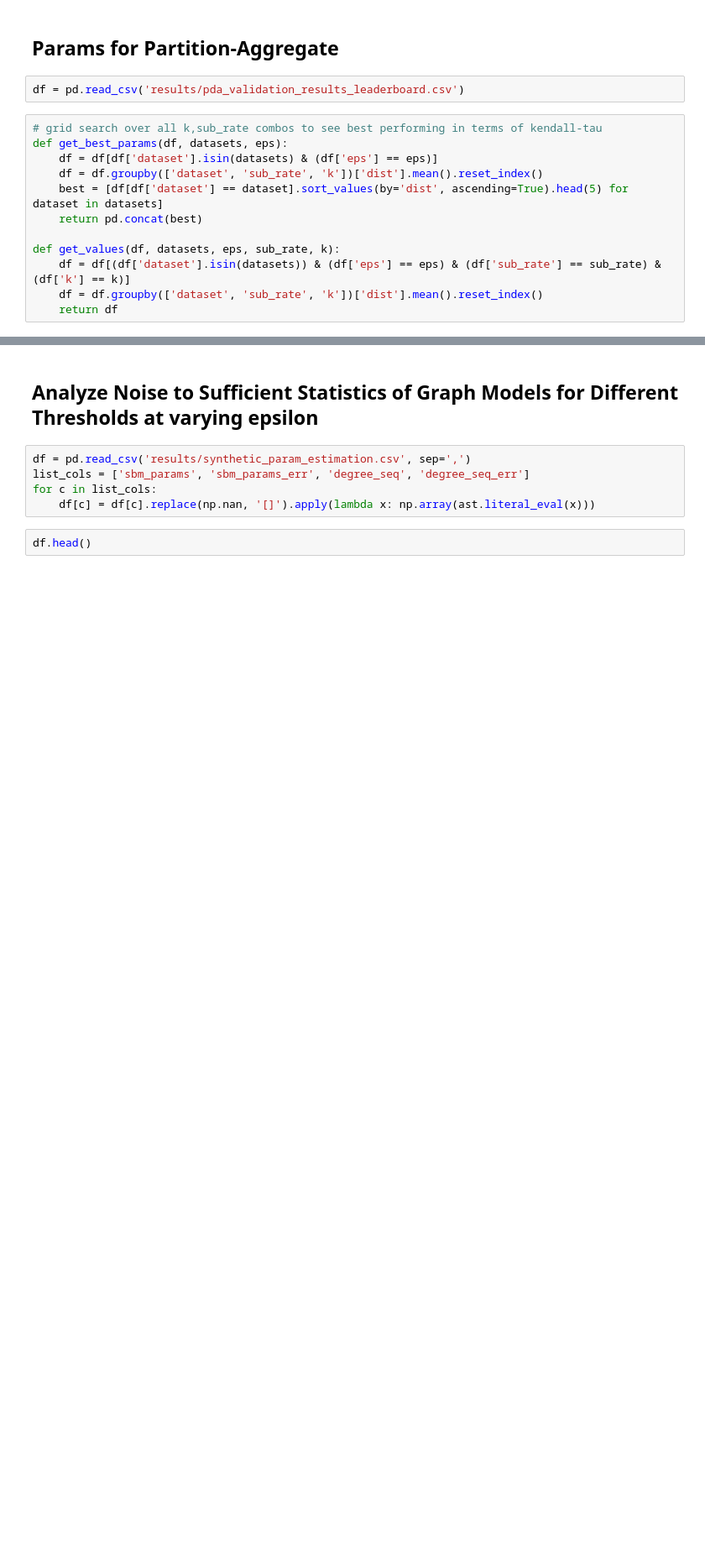
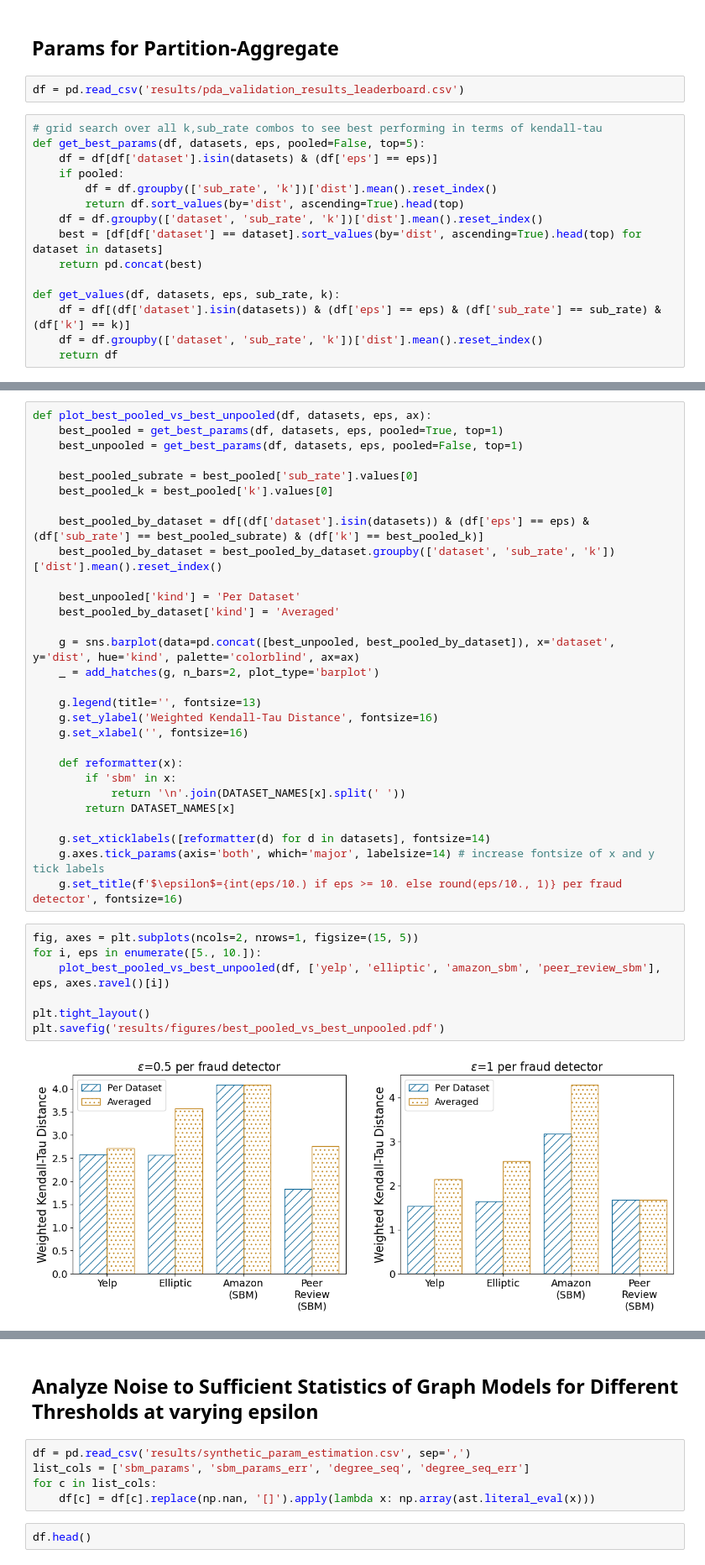
Before and after one commit to akgoldberg/private_fraud_benchmarking, a Jupyter notebook: visualizations.ipynb, the cells around one changed output, grey strips where cells are left out. Shown at 84% size. Saved outputs shown, nothing was run; the diff lists cells and outputs as text; blank space fills up the shorter version.

```diff
--- a/visualizations.ipynb
+++ b/visualizations.ipynb
@@ -176,10 +177,13 @@ plot_k_vs_kendalltau(df, SUB_RATE, DATASETS, EPS, random_baselines)
 df = pd.read_csv('results/pda_validation_results_leaderboard.csv')
 # %%
 # grid search over all k,sub_rate combos to see best performing in terms of kendall-tau
-def get_best_params(df, datasets, eps):
+def get_best_params(df, datasets, eps, pooled=False, top=5):
     df = df[df['dataset'].isin(datasets) & (df['eps'] == eps)]
+    if pooled:
+        df = df.groupby(['sub_rate', 'k'])['dist'].mean().reset_index()
+        return df.sort_values(by='dist', ascending=True).head(top)
     df = df.groupby(['dataset', 'sub_rate', 'k'])['dist'].mean().reset_index()
-    best = [df[df['dataset'] == dataset].sort_values(by='dist', ascending=True).head(5) for dataset in datasets]
+    best = [df[df['dataset'] == dataset].sort_values(by='dist', ascending=True).head(top) for dataset in datasets]
     return pd.concat(best)
 
 def get_values(df, datasets, eps, sub_rate, k):
@@ -228,0 +193,38 @@ get_best_params(df, ['yelp', 'elliptic', 'amazon_sbm', 'peer_review_sbm'], 10.)
+# %%
+def plot_best_pooled_vs_best_unpooled(df, datasets, eps, ax):
+    best_pooled = get_best_params(df, datasets, eps, pooled=True, top=1)
+    best_unpooled = get_best_params(df, datasets, eps, pooled=False, top=1)
+
+    best_pooled_subrate = best_pooled['sub_rate'].values[0]
+    best_pooled_k = best_pooled['k'].values[0]
+
+    best_pooled_by_dataset = df[(df['dataset'].isin(datasets)) & (df['eps'] == eps) & (df['sub_rate'] == best_pooled_subrate) & (df['k'] == best_pooled_k)]
+    best_pooled_by_dataset = best_pooled_by_dataset.groupby(['dataset', 'sub_rate', 'k'])['dist'].mean().reset_index()
+
+    best_unpooled['kind'] = 'Per Dataset'
+    best_pooled_by_dataset['kind'] = 'Averaged'
+
+    g = sns.barplot(data=pd.concat([best_unpooled, best_pooled_by_dataset]), x='dataset', y='dist', hue='kind', palette='colorblind', ax=ax)
+    _ = add_hatches(g, n_bars=2, plot_type='barplot')
+
+    g.legend(title='', fontsize=13)
+    g.set_ylabel('Weighted Kendall-Tau Distance', fontsize=16)
+    g.set_xlabel('', fontsize=16)
+
+    def reformatter(x):
+        if 'sbm' in x:
+            return '\n'.join(DATASET_NAMES[x].split(' '))
+        return DATASET_NAMES[x]
+
+    g.set_xticklabels([reformatter(d) for d in datasets], fontsize=14)
+    g.axes.tick_params(axis='both', which='major', labelsize=14) # increase fontsize of x and y tick labels
+    g.set_title(f'$\epsilon$={int(eps/10.) if eps >= 10. else round(eps/10., 1)} per fraud detector', fontsize=16)
+# %%
+fig, axes = plt.subplots(ncols=2, nrows=1, figsize=(15, 5))
+for i, eps in enumerate([5., 10.]):
+    plot_best_pooled_vs_best_unpooled(df, ['yelp', 'elliptic', 'amazon_sbm', 'peer_review_sbm'], eps, axes.ravel()[i])
+
+plt.tight_layout()
+plt.savefig('results/figures/best_pooled_vs_best_unpooled.pdf')
+# %% [output]
+[figure, added]
```
Also changed, not shown: parts of 5 cells of this notebook, 2 other files.
